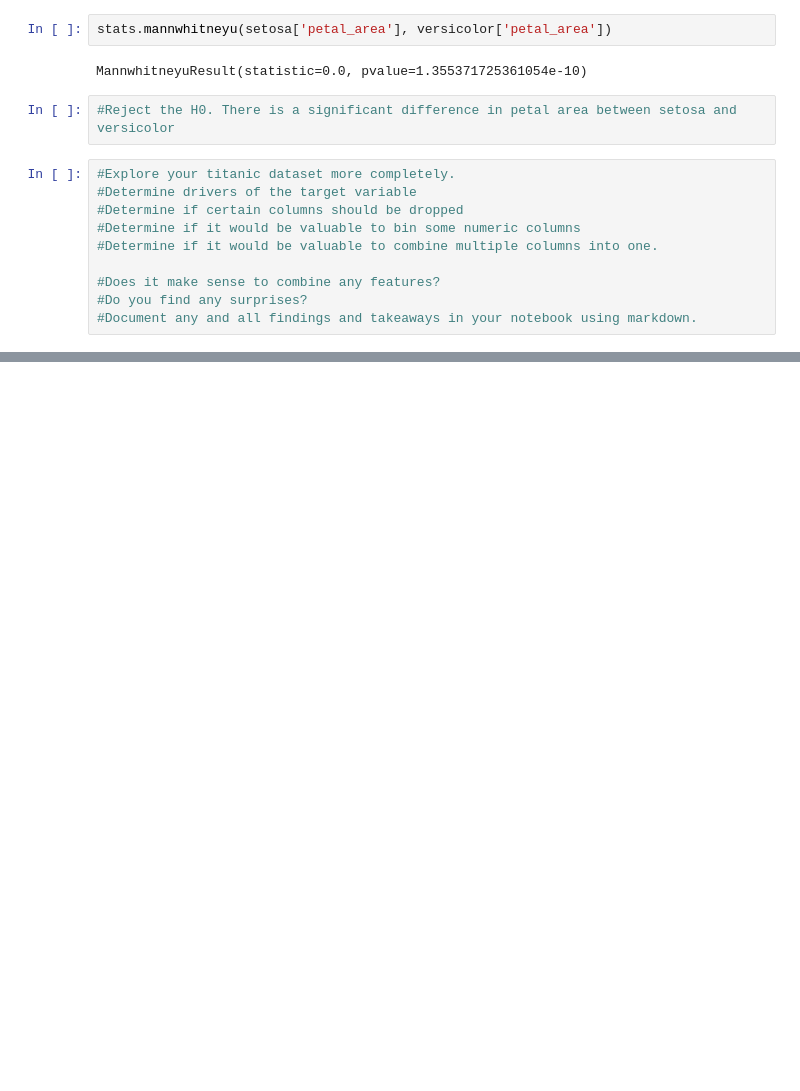
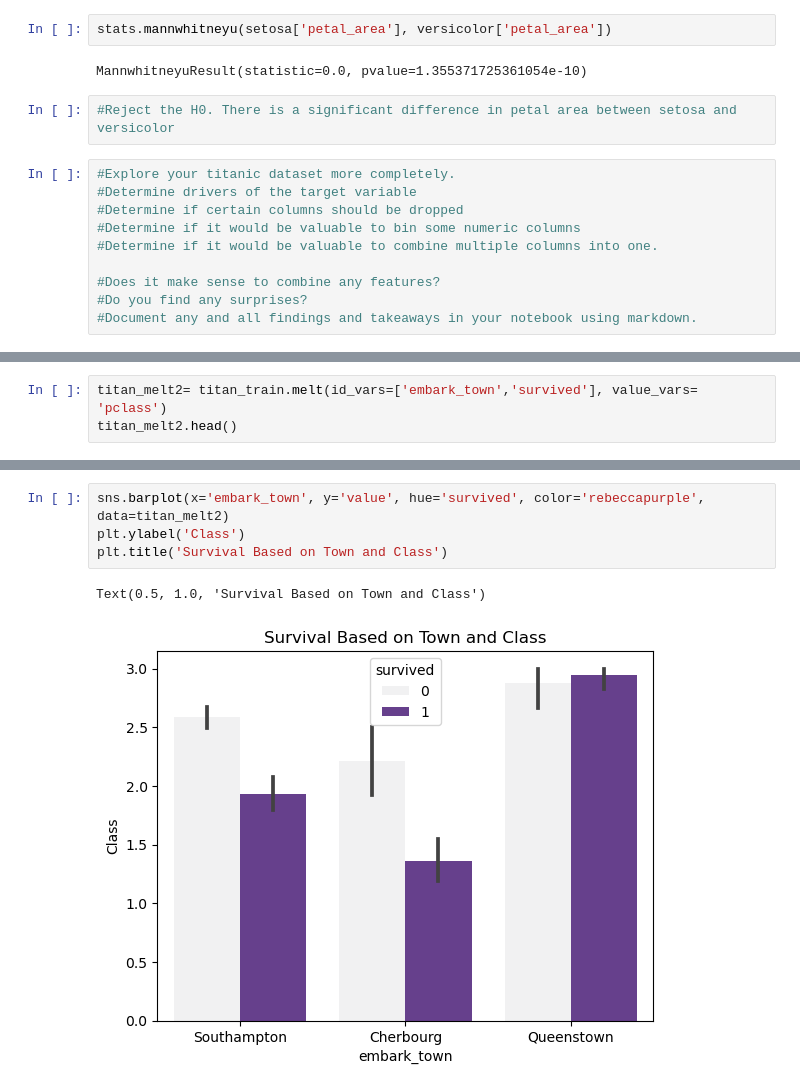
Before and after one commit to Andy-Jensen/classification-exercises, a Jupyter notebook: classification_exercises.ipynb, the cells around one changed output, grey strips where cells are left out. Drawn from its saved outputs; the diff is of its cells as text; blank space fills up the shorter version.

```diff
--- a/classification_exercises.ipynb
+++ b/classification_exercises.ipynb
@@ -951,0 +983,3 @@ MannwhitneyuResult(statistic=0.0, pvalue=1.355371725361054e-10)
+# %%
+titan_melt2= titan_train.melt(id_vars=['embark_town','survived'], value_vars= 'pclass')
+titan_melt2.head()
@@ -951,0 +993,7 @@ MannwhitneyuResult(statistic=0.0, pvalue=1.355371725361054e-10)
+# %%
+sns.barplot(x='embark_town', y='value', hue='survived', color='rebeccapurple', data=titan_melt2)
+plt.ylabel('Class')
+plt.title('Survival Based on Town and Class')
+# %% [output]
+Text(0.5, 1.0, 'Survival Based on Town and Class')
+[figure, added]
```
Also changed, not shown: parts of 16 cells of this notebook.
